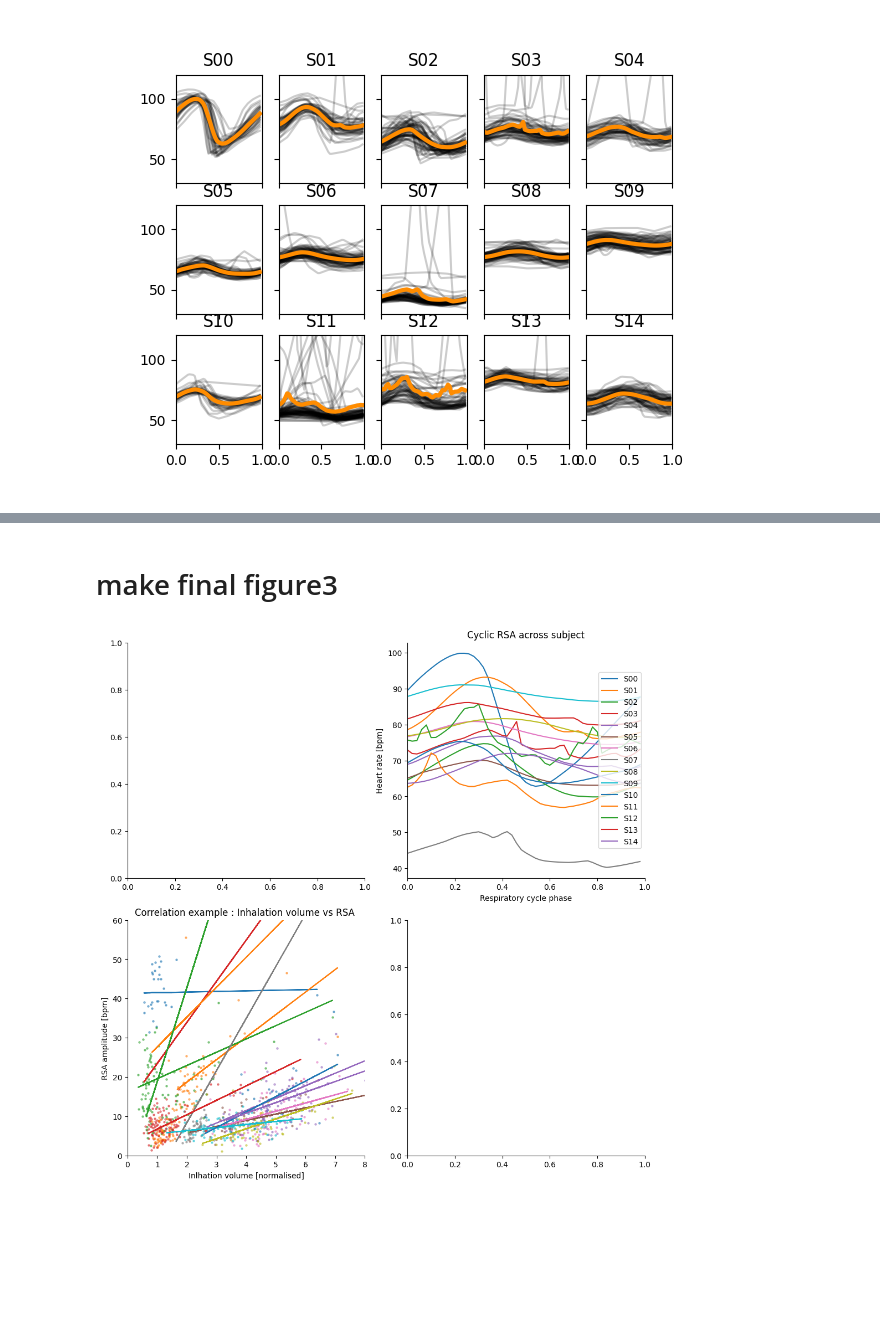
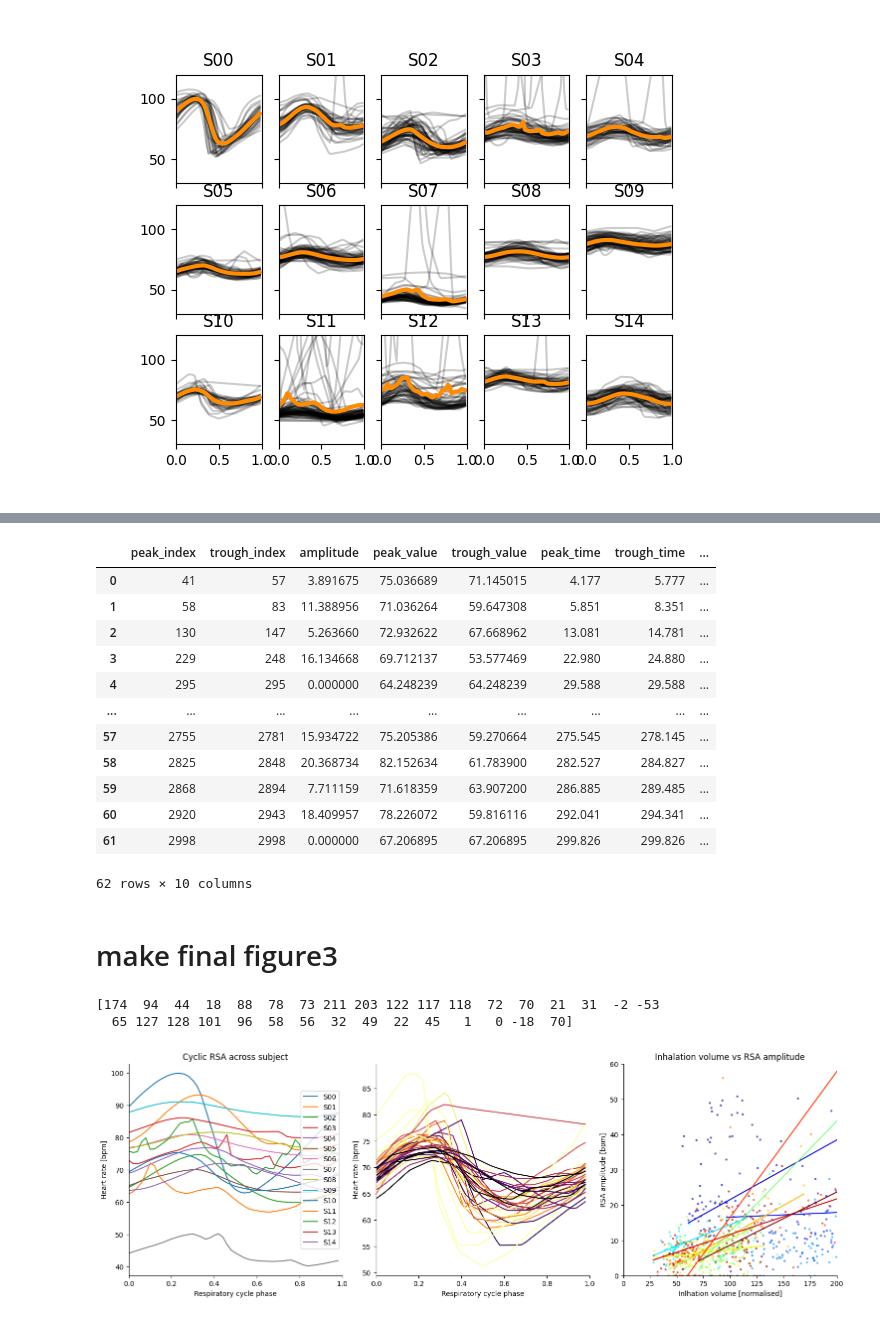
Before and after one commit to samuelgarcia/physio_benchmark, a Jupyter notebook: figure_3_examples.ipynb, the cells around one changed output, grey strips where cells are left out. Saved outputs shown, nothing was run; the diff lists cells and outputs as text; code cells hidden in the pictures; blank space fills up the shorter version.

Commit message:
update figure 2 and 3

```diff
--- a/figure_3_examples.ipynb
+++ b/figure_3_examples.ipynb
@@ -91,5 +93,5 @@ Index(['inspi_index', 'expi_index', 'next_inspi_index', 'inspi_time',
 # %%
-def make_figure_3b(ax, axs=None):
+def make_figure_3a(ax, axs=None):
 
 
     one_cycle = np.arange(points_per_cycle) / points_per_cycle
@@ -124,7 +126,7 @@ fig1, ax = plt.subplots()
 fig2, axs = plt.subplots(ncols=5, nrows=3, sharex=True, sharey=True)
 
 
-make_figure_3b(ax, axs)
+make_figure_3a(ax, axs)
 # %% [output]
 [figure]
 [figure]
@@ -133,25 +168,34 @@ make_figure_3b(ax, axs)
 %matplotlib widget
 
 def make_figure_3c(ax):
+    cmap = plt.get_cmap('jet', num_subject)
+    colors = [cmap(i) for i in range(num_subject)]
     for subject_num in range(num_subject):
         resp_cycles = all_resp_cycles[subject_num]
         rsa_cycles = all_rsa_cycles[subject_num]
 
-        x, y = resp_cycles['inspi_volume'].values, rsa_cycles['amplitude'].values
+        x = resp_cycles['inspi_volume'].values
+        # x = x / np.std(x)
+        # x = (x - np.mean(x)) / np.std(x)
 
-        x = x / np.std(x)
+        y = rsa_cycles['amplitude'].values
 
-        ax.scatter(x, y, s=5, alpha=0.5)
+        ax.scatter(x, y, s=5, alpha=0.5, color=colors[subject_num])
 
         res = scipy.stats.linregress(x, y)
 
-        y_pred = x * res.slope + res.intercept
-        ax.plot(x, y_pred)
+        if res.pvalue < 0.05:
+            x = np.sort(x)
+            y_pred = x * res.slope + res.intercept
+            ax.plot(x, y_pred, color=colors[subject_num])
+            # print(subject_num, res)
 
 
 
     ax.set_ylim(0, 60.)
-    ax.set_xlim(0, 8.)
+    # ax.set_xlim(0, 8.)
+    # ax.set_xlim(-8, 8.)
+    ax.set_xlim(0, 200.)
 
     ax.set_xlabel('Inlhation volume [normalised]')
     ax.set_ylabel('RSA amplitude [bpm]')
@@ -194,6 +208,19 @@ make_figure_3d(ax)
-# %%
-def make_figure_3a(ax):
-    return
+# %%
+rsa_cycles
+# %% [output]
+|  | peak_index | trough_index | amplitude | peak_value | trough_value | peak_time | trough_time | ... |
+| 0 | 41 | 57 | 3.891675 | 75.036689 | 71.145015 | 4.177 | 5.777 | ... |
+| 1 | 58 | 83 | 11.388956 | 71.036264 | 59.647308 | 5.851 | 8.351 | ... |
+| 2 | 130 | 147 | 5.263660 | 72.932622 | 67.668962 | 13.081 | 14.781 | ... |
+| 3 | 229 | 248 | 16.134668 | 69.712137 | 53.577469 | 22.980 | 24.880 | ... |
+| 4 | 295 | 295 | 0.000000 | 64.248239 | 64.248239 | 29.588 | 29.588 | ... |
+| ... | ... | ... | ... | ... | ... | ... | ... | ... |
+| 57 | 2755 | 2781 | 15.934722 | 75.205386 | 59.270664 | 275.545 | 278.145 | ... |
+| 58 | 2825 | 2848 | 20.368734 | 82.152634 | 61.783900 | 282.527 | 284.827 | ... |
+| 59 | 2868 | 2894 | 7.711159 | 71.618359 | 63.907200 | 286.885 | 289.485 | ... |
+| 60 | 2920 | 2943 | 18.409957 | 78.226072 | 59.816116 | 292.041 | 294.341 | ... |
+| 61 | 2998 | 2998 | 0.000000 | 67.206895 | 67.206895 | 299.826 | 299.826 | ... |
+62 rows × 10 columns
 # %% [markdown]
 # make final figure3
 # %%
@@ -204,28 +231,26 @@ def simpleaxis(ax):
     ax.get_yaxis().tick_left()
 # %%
 %matplotlib inline
-fig = plt.figure(layout="constrained", figsize=(10, 10))
-gs = plt.GridSpec(nrows=2, ncols=2, figure=fig)
+fig = plt.figure(layout="constrained", figsize=(15, 5))
+gs = plt.GridSpec(nrows=1, ncols=3, figure=fig)
 
 
 ax = fig.add_subplot(gs[0, 0])
 simpleaxis(ax)
 make_figure_3a(ax)
 
 ax = fig.add_subplot(gs[0, 1])
 simpleaxis(ax)
 make_figure_3b(ax)
 
-ax = fig.add_subplot(gs[1, 0])
+ax = fig.add_subplot(gs[0, 2])
 simpleaxis(ax)
 make_figure_3c(ax)
 
 
-ax = fig.add_subplot(gs[1, 1])
-simpleaxis(ax)
-make_figure_3d(ax)
-
 
 fig.savefig('figure3.png')
 # %% [output]
+[174  94  44  18  88  78  73 211 203 122 117 118  72  70  21  31  -2 -53
+  65 127 128 101  96  58  56  32  49  22  45   1   0 -18  70]
-[figure, old version]
+[figure, new version]
```
Also changed, not shown: parts of 6 cells of this notebook, 1 other file.
